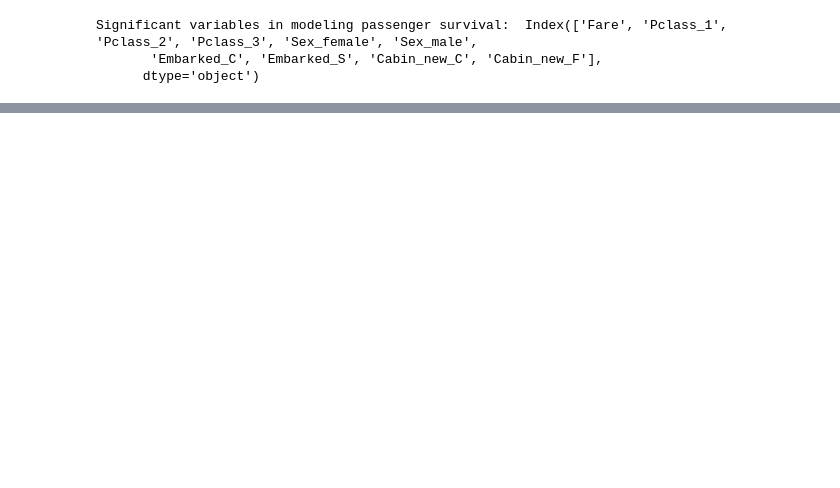
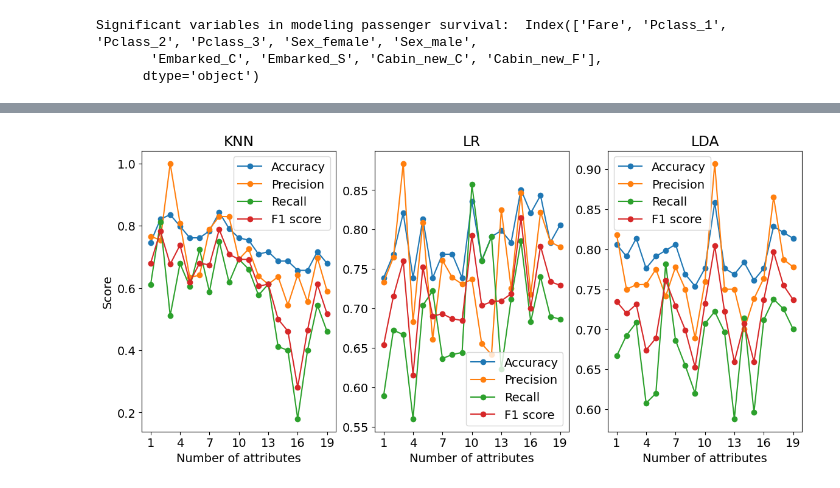
Before and after one commit to AdvancedGroupBootcamp/ai_marie_alex_moussa, a Jupyter notebook: MiniProject 3(Sample_Performance).ipynb, the cells around one changed output, grey strips where cells are left out. Cells and saved outputs as stored; diff of their text form; code cells hidden in the pictures; blank space fills up the shorter version.

```diff
--- a/MiniProject 3(Sample_Performance).ipynb
+++ b/MiniProject 3(Sample_Performance).ipynb
@@ -307,0 +381,35 @@ Significant variables in modeling passenger survival:  Index(['Fare', 'Pclass_1'
+# %%
+plt.rcParams.update({'font.size':14})
+fig,axes=plt.subplots(nrows=1,ncols=3,figsize=(14,6))
+
+axes[0].plot(n_attributes_in_range,test_scores["KNN"]["accuracy"],marker='o',label="Accuracy")
+axes[0].plot(n_attributes_in_range,test_scores["KNN"]["precision"],marker='o',label="Precision")
+axes[0].plot(n_attributes_in_range,test_scores["KNN"]["recall"],marker='o',label="Recall")
+axes[0].plot(n_attributes_in_range,test_scores["KNN"]["f1_score"],marker='o',label="F1 score")
+axes[0].legend()
+axes[0].set_xlabel("Number of attributes")
+axes[0].set_ylabel("Score")
+axes[0].set_title("KNN")
+axes[0].set_xticks(np.arange(min(n_attributes_in_range), max(n_attributes_in_range)+1, 3.0))
+
+axes[1].plot(n_attributes_in_range,test_scores["LR"]["accuracy"],marker='o',label="Accuracy")
+axes[1].plot(n_attributes_in_range,test_scores["LR"]["precision"],marker='o',label="Precision")
+axes[1].plot(n_attributes_in_range,test_scores["LR"]["recall"],marker='o',label="Recall")
+axes[1].plot(n_attributes_in_range,test_scores["LR"]["f1_score"],marker='o',label="F1 score")
+axes[1].legend()
+axes[1].set_xlabel("Number of attributes")
+axes[1].set_title("LR")
+axes[1].set_xticks(np.arange(min(n_attributes_in_range), max(n_attributes_in_range)+1, 3.0))
+
+axes[2].plot(n_attributes_in_range,test_scores["LDA"]["accuracy"],marker='o',label="Accuracy")
+axes[2].plot(n_attributes_in_range,test_scores["LDA"]["precision"],marker='o',label="Precision")
+axes[2].plot(n_attributes_in_range,test_scores["LDA"]["recall"],marker='o',label="Recall")
+axes[2].plot(n_attributes_in_range,test_scores["LDA"]["f1_score"],marker='o',label="F1 score")
+axes[2].legend()
+axes[2].set_xlabel("Number of attributes")
+axes[2].set_title("LDA")
+axes[2].set_xticks(np.arange(min(n_attributes_in_range), max(n_attributes_in_range)+1, 3.0))
+
+plt.show()
+# %% [output]
+[figure, added]
```
Also changed, not shown: parts of 12 cells of this notebook.
